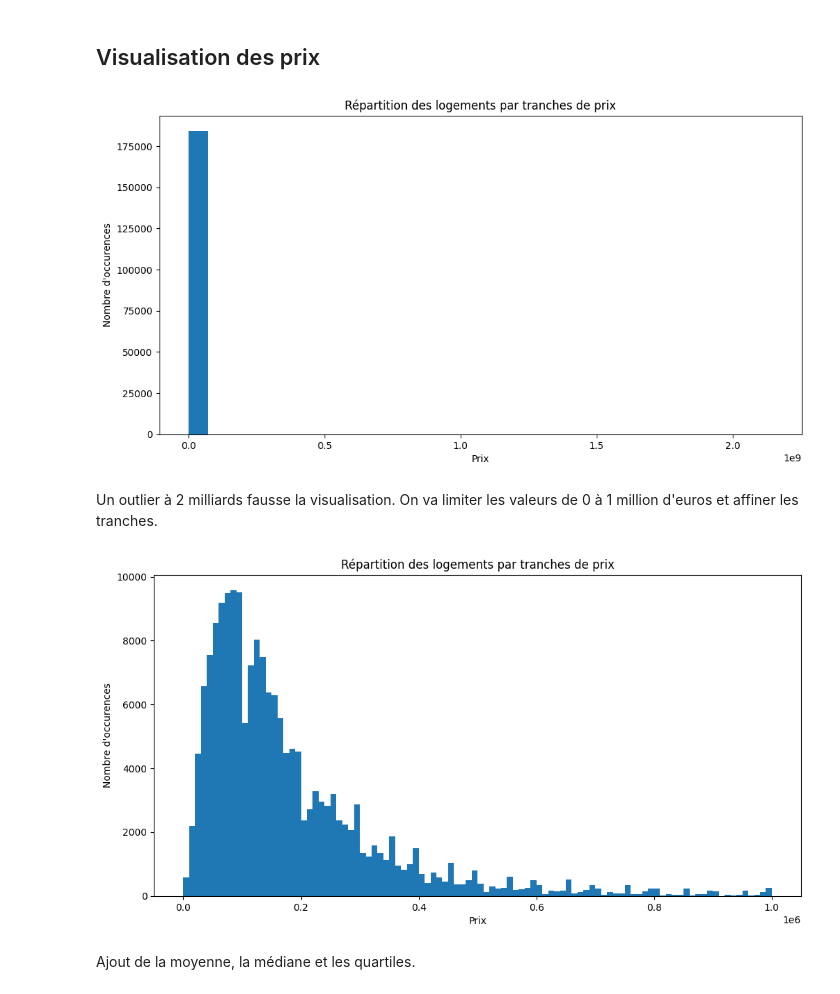
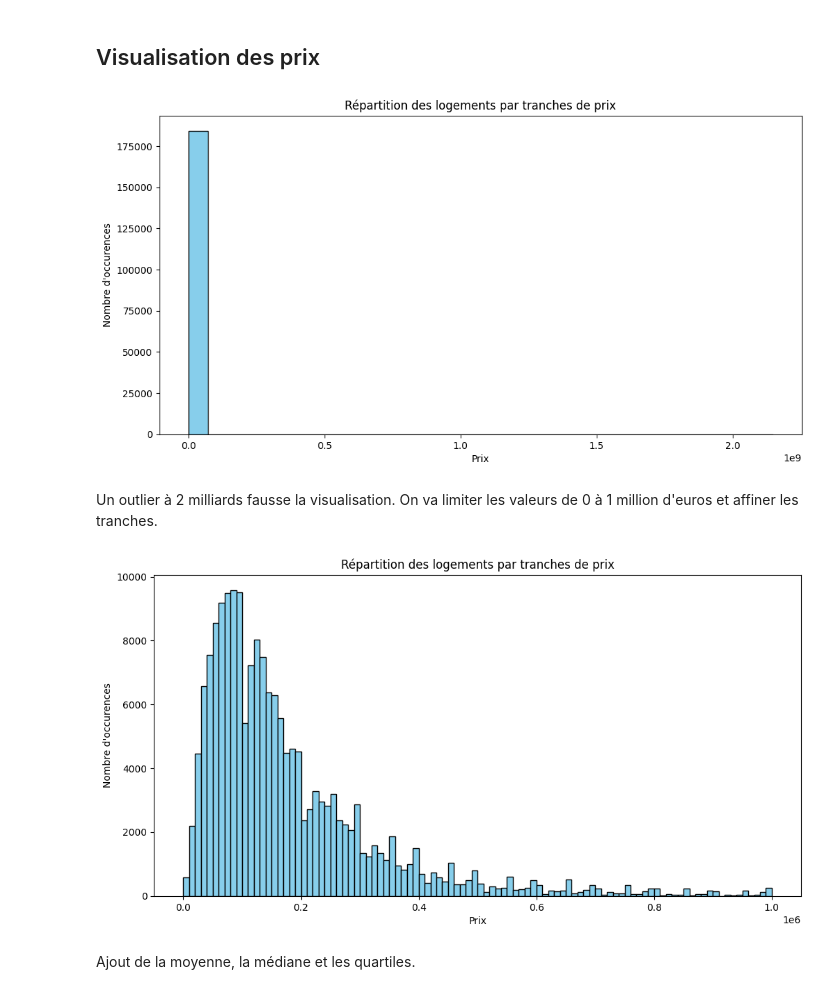
Before and after one commit to YvesToiser/alyra_machine_learning, a Jupyter notebook: data_exploration.ipynb, the cells around one changed output. Saved outputs shown, nothing was run; the diff lists cells and outputs as text; code cells hidden in the pictures.

```diff
--- a/data_exploration.ipynb
+++ b/data_exploration.ipynb
@@ -59,7 +59,7 @@ max         1.000000       1.000000       1.000000
 ## Visualisation des prix
 # %%
 plt.figure(figsize = (12,6))
-plt.hist(df['price'], bins = 30)
+plt.hist(df['price'], bins = 30, color='skyblue', edgecolor='black')
 plt.xlabel('Prix')
 plt.ylabel('Nombre d\'occurences')
 plt.title('Répartition des logements par tranches de prix')
@@ -67,21 +67,21 @@ plt.savefig('output/price_distribution.png')
 plt.show()
 plt.close()
 # %% [output]
-[figure, old version]
+[figure, new version]
 # %% [markdown]
 Un outlier à 2 milliards fausse la visualisation.
 On va limiter les valeurs de 0 à 1 million d'euros et affiner les tranches.
 # %%
 plt.figure(figsize = (12,6))
-plt.hist(df['price'], bins = 100, range=(0, 1000000))
+plt.hist(df['price'], bins = 100, range=(0, 1000000), color='skyblue', edgecolor='black')
 plt.xlabel('Prix')
 plt.ylabel('Nombre d\'occurences')
 plt.title('Répartition des logements par tranches de prix')
 plt.savefig('output/price_distribution.png')
 plt.show()
 plt.close()
 # %% [output]
-[figure, old version]
+[figure, new version]
 # %% [markdown]
 Ajout de la moyenne, la médiane et les quartiles.
 # %%
```
Also changed, not shown: parts of 44 cells of this notebook, 23 other files.
